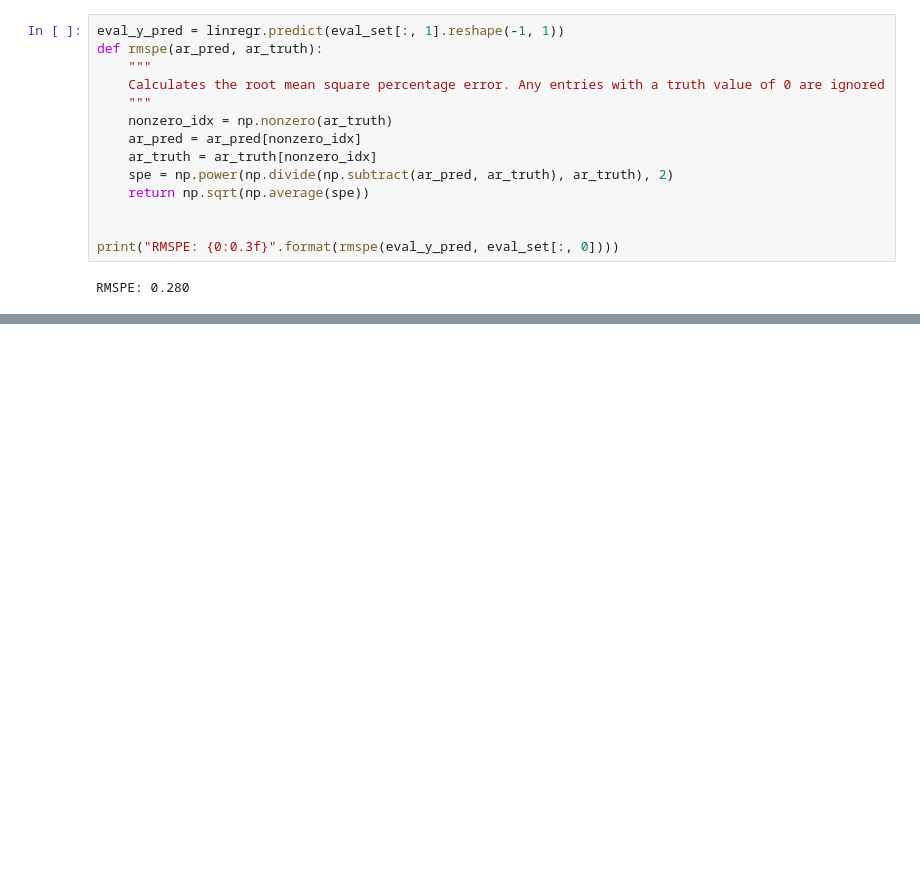
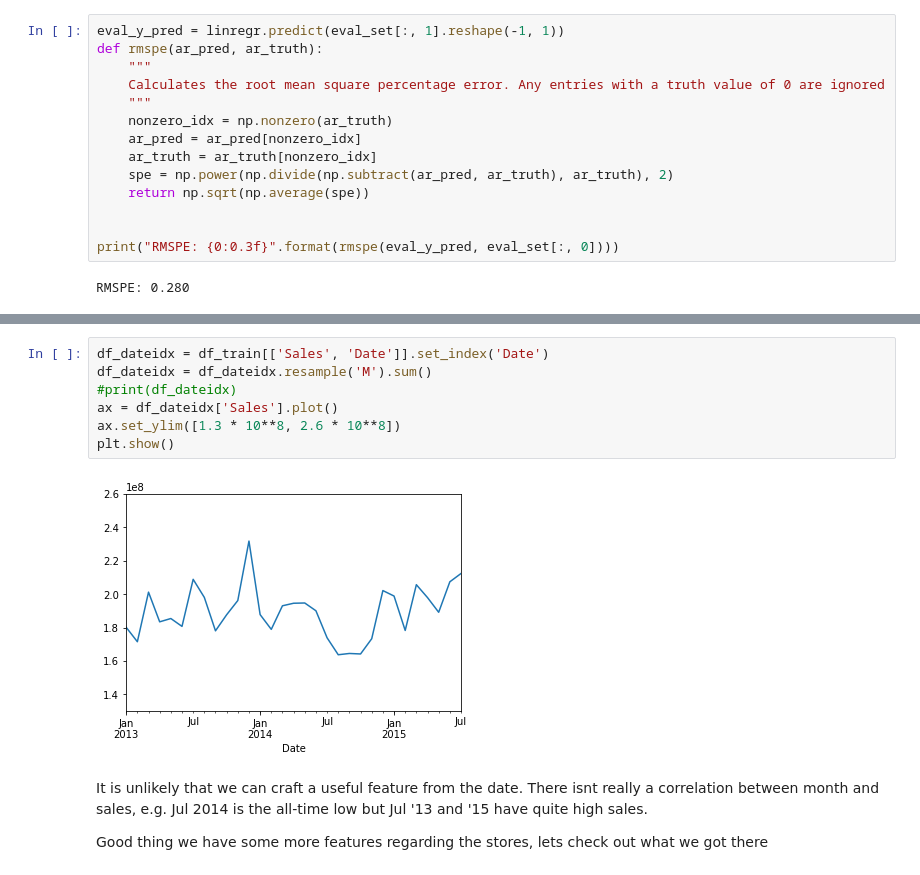
Before and after one commit to adrianloy/rossman-store-challenge, a Jupyter notebook: rossman_challenge.ipynb, the cells around one changed output, grey strips where cells are left out. Drawn from its saved outputs; the diff is of its cells as text; blank space fills up the shorter version.

```diff
--- a/rossman_challenge.ipynb
+++ b/rossman_challenge.ipynb
@@ -204,0 +218,13 @@ RMSPE: 0.280
+# %%
+df_dateidx = df_train[['Sales', 'Date']].set_index('Date')
+df_dateidx = df_dateidx.resample('M').sum()
+#print(df_dateidx)
+ax = df_dateidx['Sales'].plot()
+ax.set_ylim([1.3 * 10**8, 2.6 * 10**8])
+plt.show()
+# %% [output]
+[figure, added]
+# %% [markdown]
+It is unlikely that we can craft a useful feature from the date. There isnt really a correlation between month and sales, e.g. Jul 2014 is the all-time low but Jul '13 and '15 have quite high sales.
+
+Good thing we have some more features regarding the stores, lets check out what we got there
```
Also changed, not shown: parts of 18 cells of this notebook.
